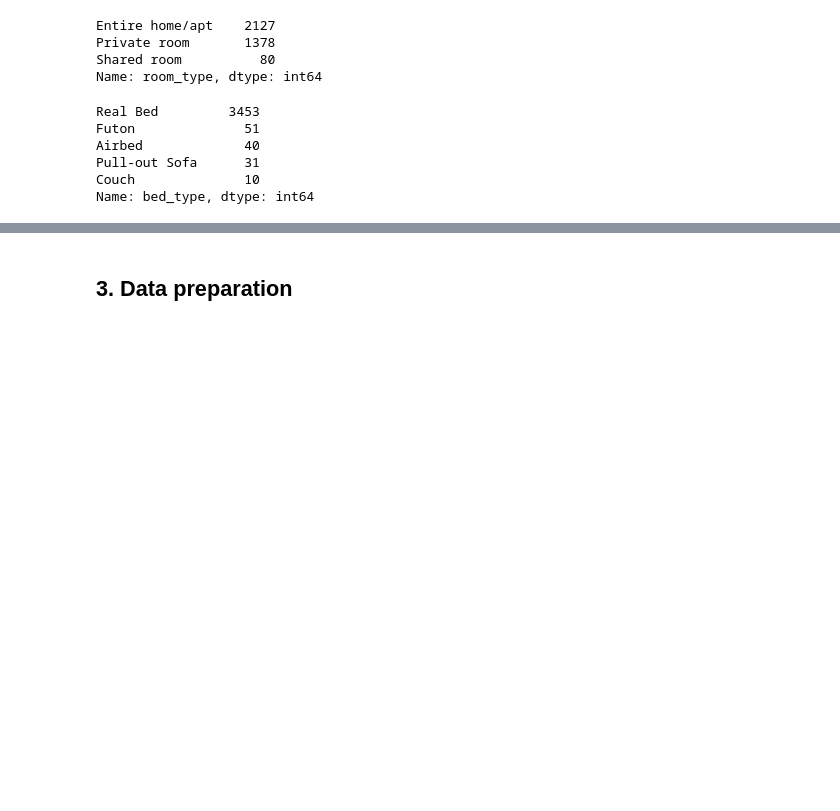
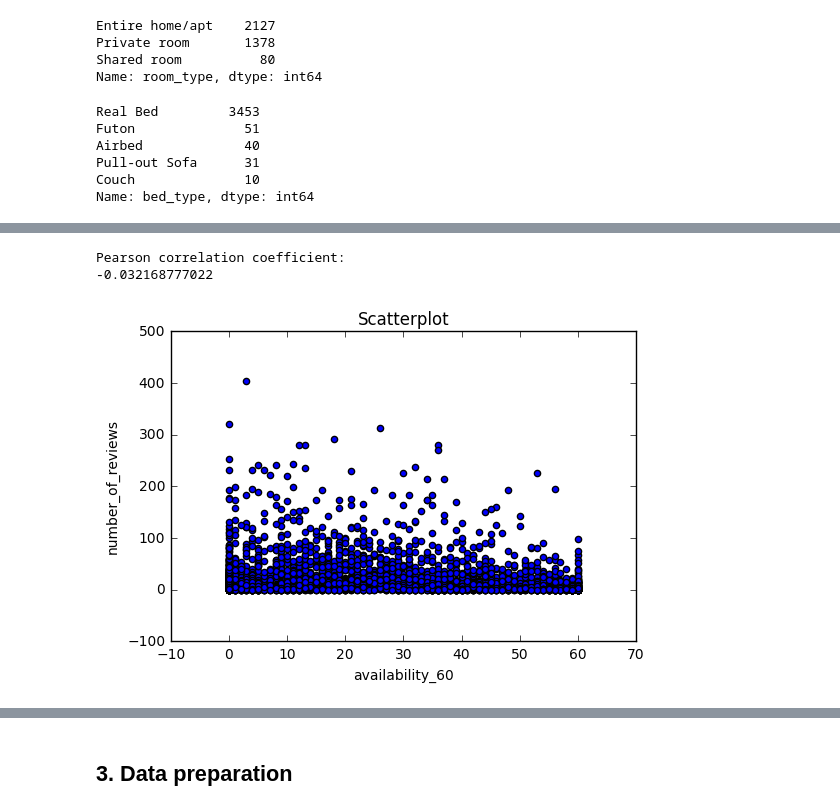
Before and after one commit to MiRoDS/DataScience_Project1, a Jupyter notebook: AirBNBAnalysis.ipynb, the cells around one changed output, grey strips where cells are left out. Saved outputs shown, nothing was run; the diff lists cells and outputs as text; code cells hidden in the pictures; blank space fills up the shorter version.

```diff
--- a/AirBNBAnalysis.ipynb
+++ b/AirBNBAnalysis.ipynb
@@ -231,0 +232,9 @@ Name: maximum_nights, Length: 85, dtype: int64
+# %%
+df.plot.scatter(x='availability_60', y='number_of_reviews')
+plt.title("Scatterplot")
+print('Pearson correlation coefficient:')
+print(df['availability_60'].corr(df['number_of_reviews']))
+# %% [output]
+Pearson correlation coefficient:
+-0.032168777022
+[figure, added]
```
Also changed, not shown: parts of 30 cells of this notebook.
